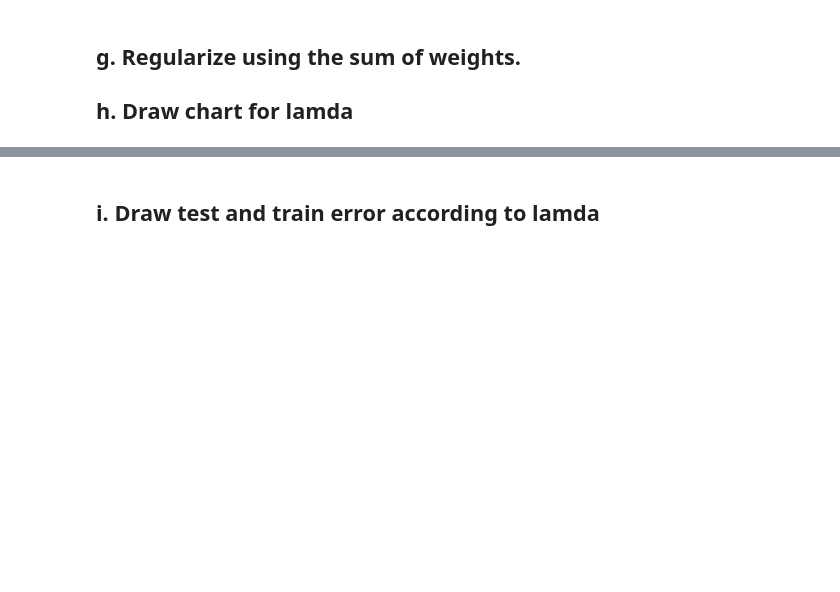
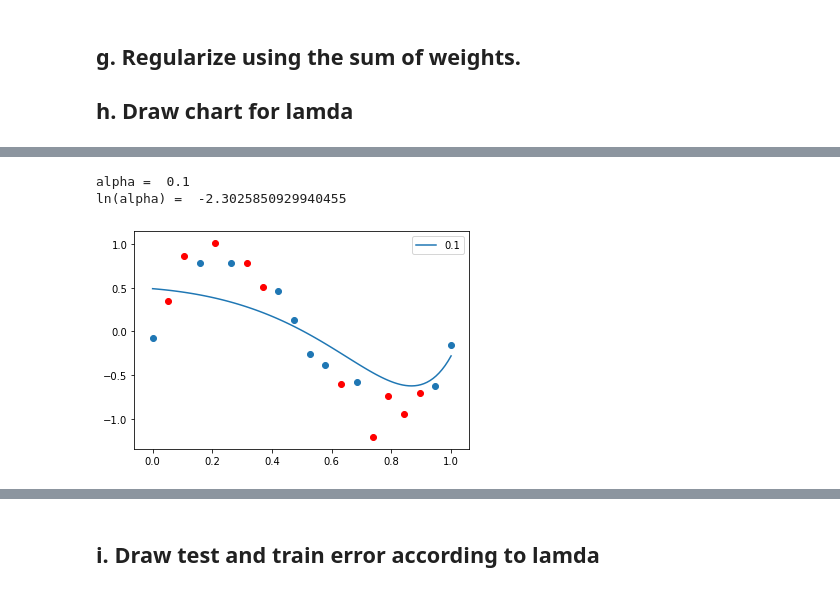
Before and after one commit to hensby/hensby-s-homepage, a Jupyter notebook: content/post/assignment/Hengchao_01.ipynb, the cells around one changed output, grey strips where cells are left out. Saved outputs shown, nothing was run; the diff lists cells and outputs as text; code cells hidden in the pictures; blank space fills up the shorter version.

```diff
--- a/content/post/assignment/Hengchao_01.ipynb
+++ b/content/post/assignment/Hengchao_01.ipynb
@@ -392 +389,7 @@ chartRidge(-30)    #ln(lambda) = -30, lambda = 9.357622968840175e-14
+# %%
+chartRidge(0.1)    #ln(lambda) =  -4.6051701860e+0, lambda = 0.1
+# %% [output]
+alpha =  0.1
+ln(alpha) =  -2.3025850929940455
+[figure, added]
 # %%
```
Also changed, not shown: parts of 29 cells of this notebook, 18 other files.
